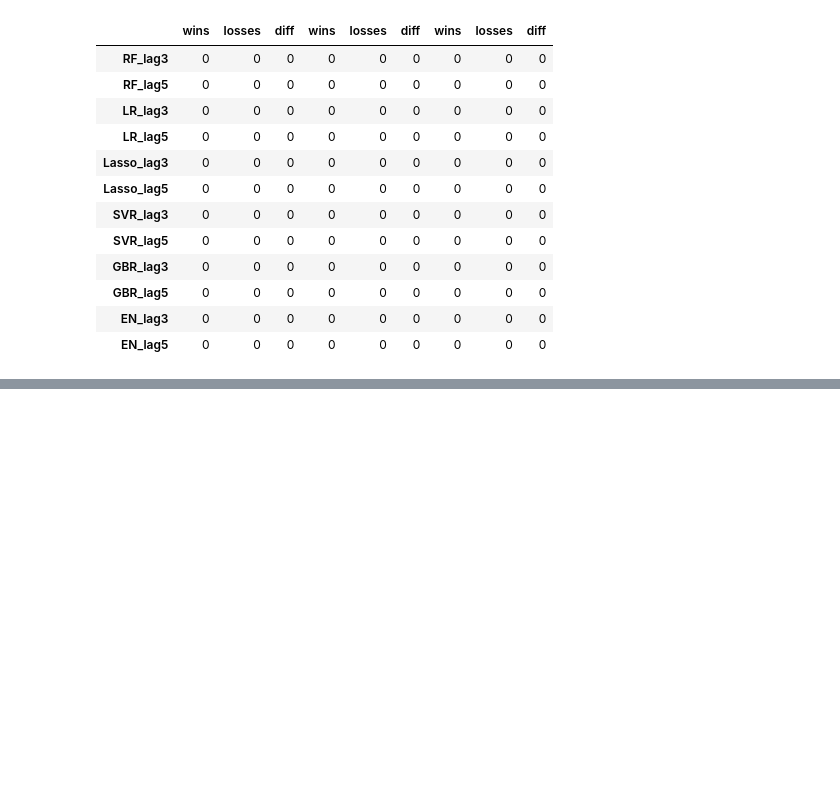
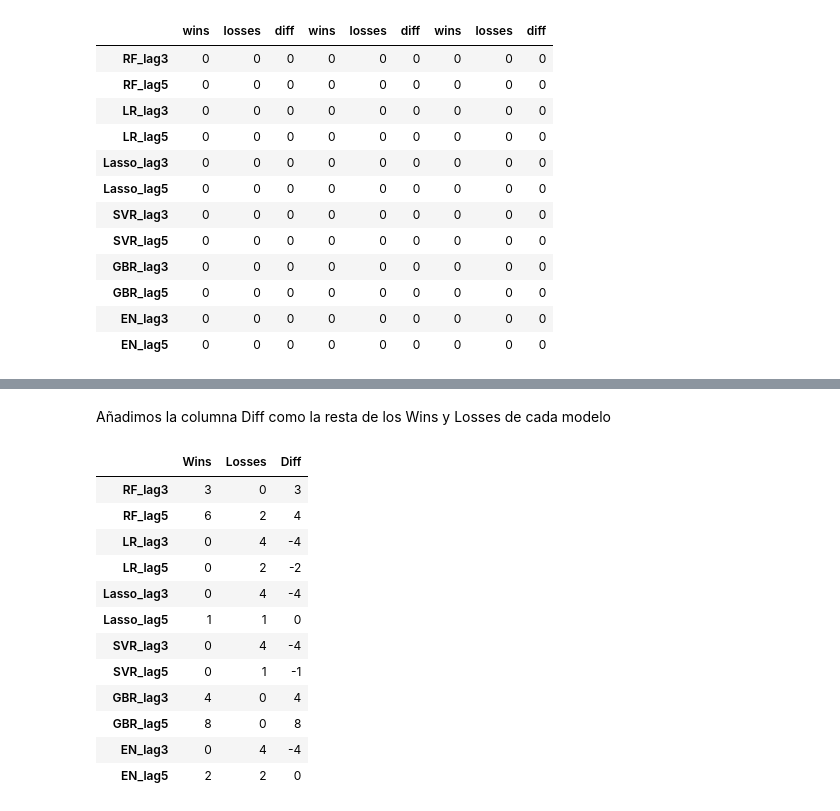
Before and after one commit to CarmenCalvoL/tfg_informatica, a Jupyter notebook: Notebooks/Stastical_Analisis.ipynb, the cells around one changed output, grey strips where cells are left out. Drawn from its saved outputs; the diff is of its cells as text; code cells hidden in the pictures; blank space fills up the shorter version.

Commit message:
Generando tablas wins and losses

```diff
--- a/Notebooks/Stastical_Analisis.ipynb
+++ b/Notebooks/Stastical_Analisis.ipynb
@@ -399,0 +466,10 @@ final_ranks
+# %%
+modelos = tabla_cc.columns
+
+ceros = [0]*len(modelos)
+
+d = {'Wins': ceros, 'Losses': ceros}
+
+wins_losses_cc = pd.DataFrame(data = d)
+wins_losses_cc = wins_losses_cc.set_index(modelos)
+wins_losses_cc
@@ -399,0 +509,10 @@ final_ranks
+# %%
+modelos = tabla_mae.columns
+
+ceros = [0]*len(modelos)
+
+d = {'Wins': ceros, 'Losses': ceros}
+
+wins_losses_mae = pd.DataFrame(data = d)
+wins_losses_mae = wins_losses_mae.set_index(modelos)
+wins_losses_mae
@@ -399,0 +552,3 @@ final_ranks
+# %%
+wins_losses = wins_losses_cc + wins_losses_mae
+wins_losses
@@ -399,0 +569,19 @@ final_ranks
+# %% [markdown]
+Añadimos la columna Diff como la resta de los Wins y Losses de cada modelo
+# %%
+wins_losses['Diff'] = wins_losses['Wins'] - wins_losses['Losses']
+wins_losses
+# %% [output]
+|  | Wins | Losses | Diff |
+| RF_lag3 | 3 | 0 | 3 |
+| RF_lag5 | 6 | 2 | 4 |
+| LR_lag3 | 0 | 4 | -4 |
+| LR_lag5 | 0 | 2 | -2 |
+| Lasso_lag3 | 0 | 4 | -4 |
+| Lasso_lag5 | 1 | 1 | 0 |
+| SVR_lag3 | 0 | 4 | -4 |
+| SVR_lag5 | 0 | 1 | -1 |
+| GBR_lag3 | 4 | 0 | 4 |
+| GBR_lag5 | 8 | 0 | 8 |
+| EN_lag3 | 0 | 4 | -4 |
+| EN_lag5 | 2 | 2 | 0 |
```
Also changed, not shown: parts of 18 cells of this notebook, 1 other file.
